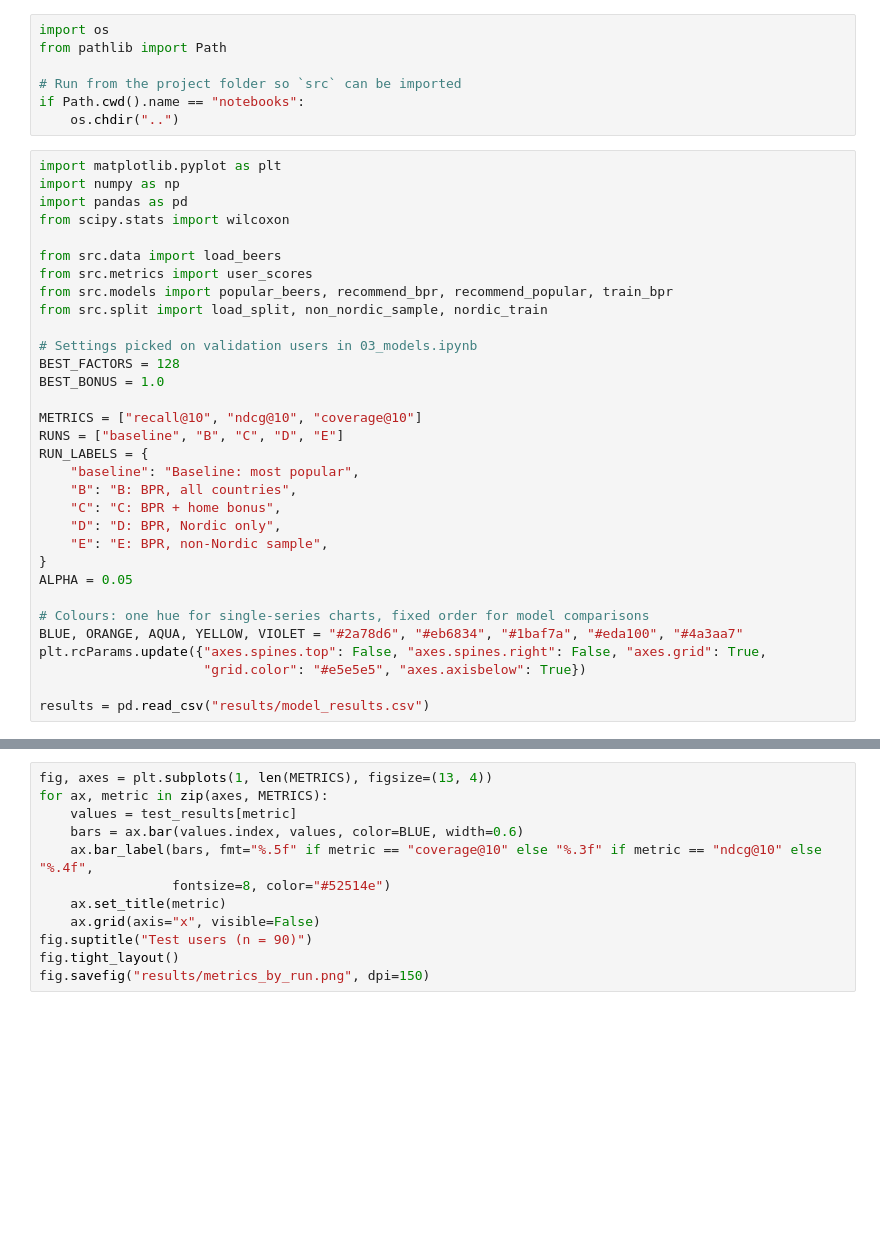
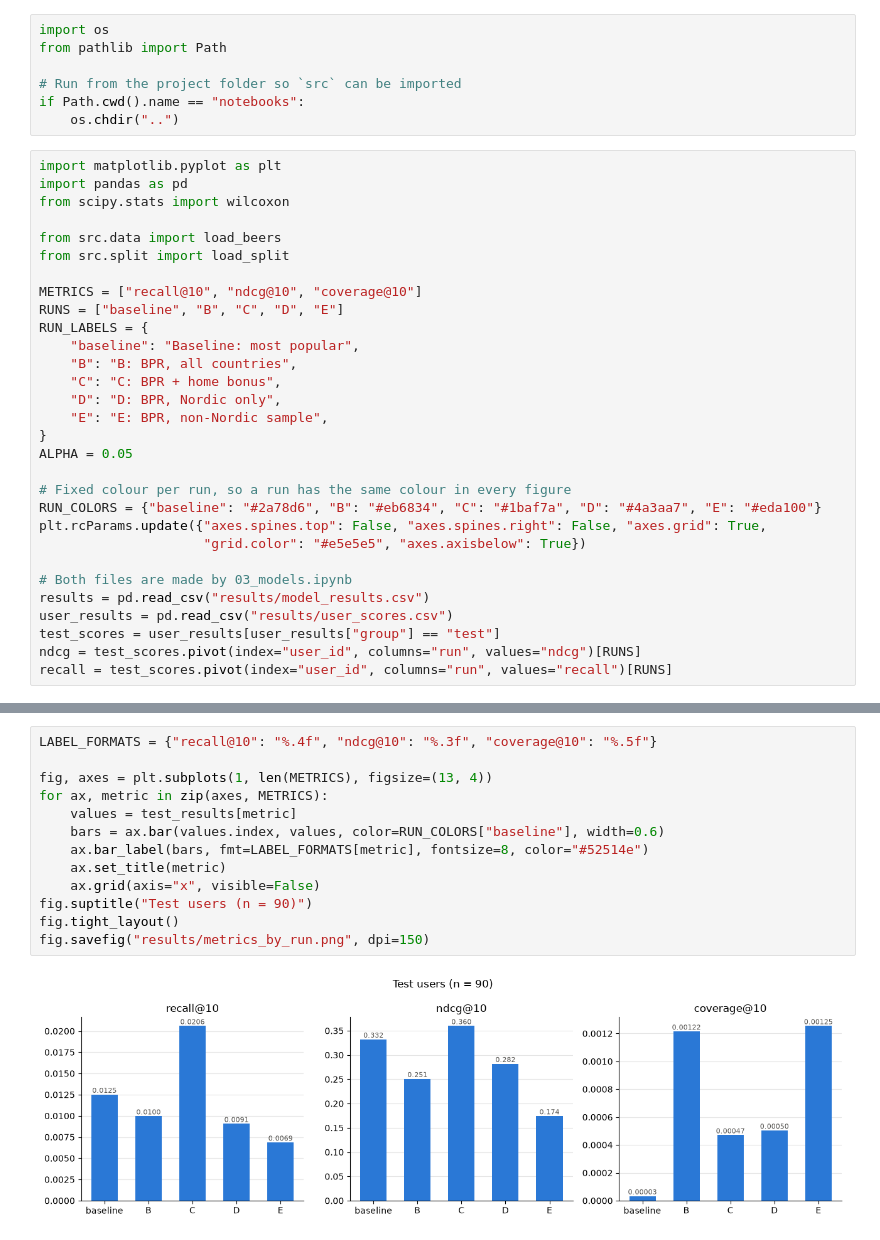
Before and after one commit to marennodenes/beer-recsys, a Jupyter notebook: notebooks/04_results.ipynb, the cells around one changed output, grey strips where cells are left out. Drawn from its saved outputs; the diff is of its cells as text; blank space fills up the shorter version.

```diff
--- a/notebooks/04_results.ipynb
+++ b/notebooks/04_results.ipynb
@@ -24,18 +25,11 @@ if Path.cwd().name == "notebooks":
     os.chdir("..")
 # %%
 import matplotlib.pyplot as plt
-import numpy as np
 import pandas as pd
 from scipy.stats import wilcoxon
 
 from src.data import load_beers
-from src.metrics import user_scores
-from src.models import popular_beers, recommend_bpr, recommend_popular, train_bpr
-from src.split import load_split, non_nordic_sample, nordic_train
-
-# Settings picked on validation users in 03_models.ipynb
-BEST_FACTORS = 128
-BEST_BONUS = 1.0
+from src.split import load_split
 
 METRICS = ["recall@10", "ndcg@10", "coverage@10"]
 RUNS = ["baseline", "B", "C", "D", "E"]
@@ -48,10 +42,15 @@ RUN_LABELS = {
 }
 ALPHA = 0.05
 
-# Colours: one hue for single-series charts, fixed order for model comparisons
-BLUE, ORANGE, AQUA, YELLOW, VIOLET = "#2a78d6", "#eb6834", "#1baf7a", "#eda100", "#4a3aa7"
+# Fixed colour per run, so a run has the same colour in every figure
+RUN_COLORS = {"baseline": "#2a78d6", "B": "#eb6834", "C": "#1baf7a", "D": "#4a3aa7", "E": "#eda100"}
 plt.rcParams.update({"axes.spines.top": False, "axes.spines.right": False, "axes.grid": True,
                      "grid.color": "#e5e5e5", "axes.axisbelow": True})
 
+# Both files are made by 03_models.ipynb
 results = pd.read_csv("results/model_results.csv")
+user_results = pd.read_csv("results/user_scores.csv")
+test_scores = user_results[user_results["group"] == "test"]
+ndcg = test_scores.pivot(index="user_id", columns="run", values="ndcg")[RUNS]
+recall = test_scores.pivot(index="user_id", columns="run", values="recall")[RUNS]
 # %% [markdown]
@@ -84,15 +93,18 @@ test_table.style.format({"recall@10": "{:.4f}", "ndcg@10": "{:.3f}", "coverage@1
 # %%
+LABEL_FORMATS = {"recall@10": "%.4f", "ndcg@10": "%.3f", "coverage@10": "%.5f"}
+
 fig, axes = plt.subplots(1, len(METRICS), figsize=(13, 4))
 for ax, metric in zip(axes, METRICS):
     values = test_results[metric]
-    bars = ax.bar(values.index, values, color=BLUE, width=0.6)
-    ax.bar_label(bars, fmt="%.5f" if metric == "coverage@10" else "%.3f" if metric == "ndcg@10" else "%.4f",
-                 fontsize=8, color="#52514e")
+    bars = ax.bar(values.index, values, color=RUN_COLORS["baseline"], width=0.6)
+    ax.bar_label(bars, fmt=LABEL_FORMATS[metric], fontsize=8, color="#52514e")
     ax.set_title(metric)
     ax.grid(axis="x", visible=False)
 fig.suptitle("Test users (n = 90)")
 fig.tight_layout()
 fig.savefig("results/metrics_by_run.png", dpi=150)
+# %% [output]
+[figure, added]
 # %% [markdown]
 ## 3. Validation vs. test
 
```
Also changed, not shown: parts of 29 cells of this notebook, 5 other files.
